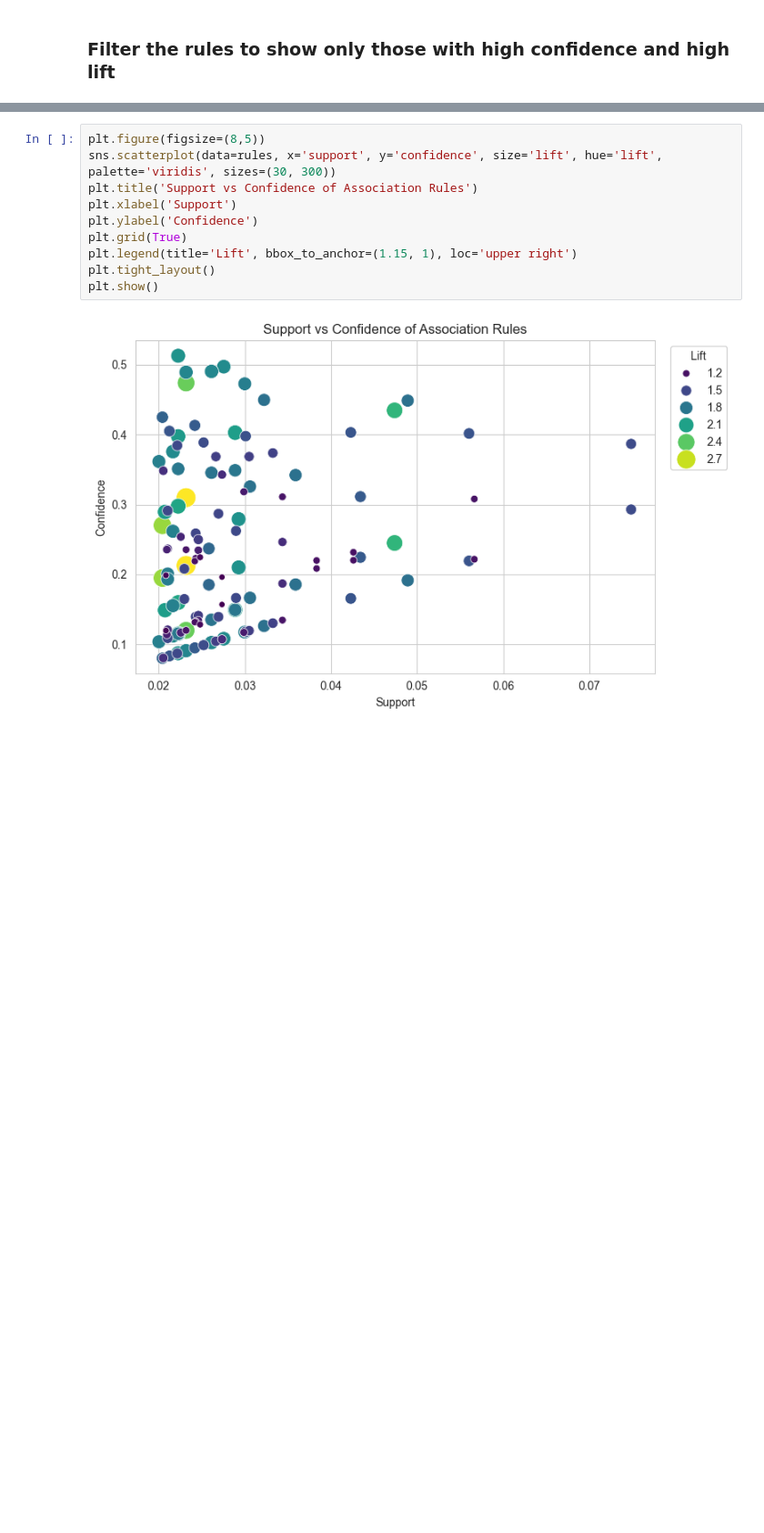
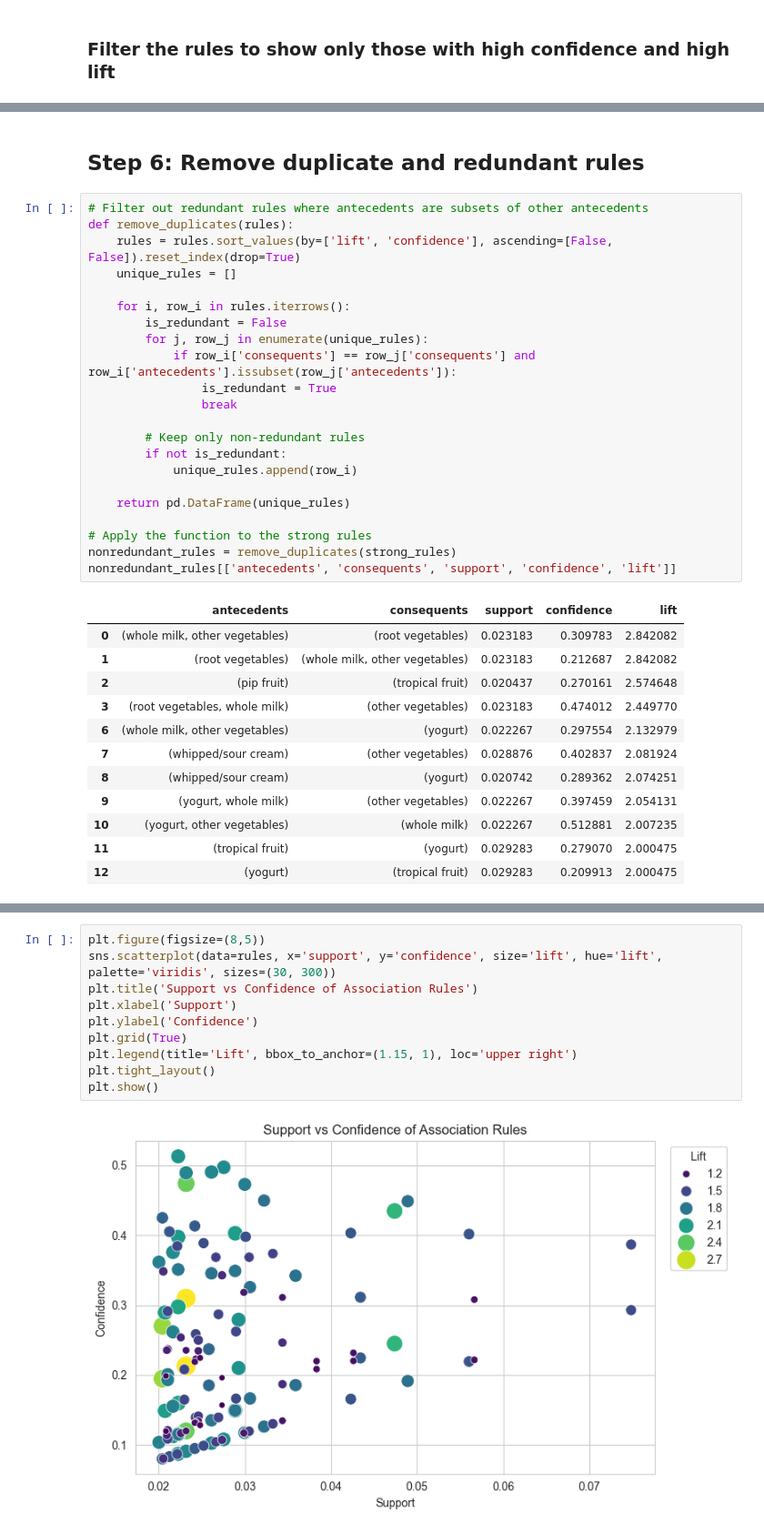
Before and after one commit to course-files/ClusteringandAssociationRuleMining, a Jupyter notebook: 7b_association_rule_learning.ipynb, the cells around one changed output, grey strips where cells are left out. Shown at 91% size. Drawn from its saved outputs; the diff is of its cells as text; blank space fills up the shorter version.

```diff
--- a/7b_association_rule_learning.ipynb
+++ b/7b_association_rule_learning.ipynb
@@ -284,0 +285,37 @@ strong_rules.head(15)[['antecedents', 'consequents', 'support', 'confidence', 'l
+# %% [markdown]
+## Step 6: Remove duplicate and redundant rules
+# %%
+# Filter out redundant rules where antecedents are subsets of other antecedents
+def remove_duplicates(rules):
+    rules = rules.sort_values(by=['lift', 'confidence'], ascending=[False, False]).reset_index(drop=True)
+    unique_rules = []
+
+    for i, row_i in rules.iterrows():
+        is_redundant = False
+        for j, row_j in enumerate(unique_rules):
+            if row_i['consequents'] == row_j['consequents'] and row_i['antecedents'].issubset(row_j['antecedents']):
+                is_redundant = True
+                break
+
+        # Keep only non-redundant rules
+        if not is_redundant:
+            unique_rules.append(row_i)
+
+    return pd.DataFrame(unique_rules)
+
+# Apply the function to the strong rules
+nonredundant_rules = remove_duplicates(strong_rules)
+nonredundant_rules[['antecedents', 'consequents', 'support', 'confidence', 'lift']]
+# %% [output]
+|  | antecedents | consequents | support | confidence | lift |
+| 0 | (whole milk, other vegetables) | (root vegetables) | 0.023183 | 0.309783 | 2.842082 |
+| 1 | (root vegetables) | (whole milk, other vegetables) | 0.023183 | 0.212687 | 2.842082 |
+| 2 | (pip fruit) | (tropical fruit) | 0.020437 | 0.270161 | 2.574648 |
+| 3 | (root vegetables, whole milk) | (other vegetables) | 0.023183 | 0.474012 | 2.449770 |
+| 6 | (whole milk, other vegetables) | (yogurt) | 0.022267 | 0.297554 | 2.132979 |
+| 7 | (whipped/sour cream) | (other vegetables) | 0.028876 | 0.402837 | 2.081924 |
+| 8 | (whipped/sour cream) | (yogurt) | 0.020742 | 0.289362 | 2.074251 |
+| 9 | (yogurt, whole milk) | (other vegetables) | 0.022267 | 0.397459 | 2.054131 |
+| 10 | (yogurt, other vegetables) | (whole milk) | 0.022267 | 0.512881 | 2.007235 |
+| 11 | (tropical fruit) | (yogurt) | 0.029283 | 0.279070 | 2.000475 |
+| 12 | (yogurt) | (tropical fruit) | 0.029283 | 0.209913 | 2.000475 |
```
Also changed, not shown: parts of 10 cells of this notebook, 2 other files.
